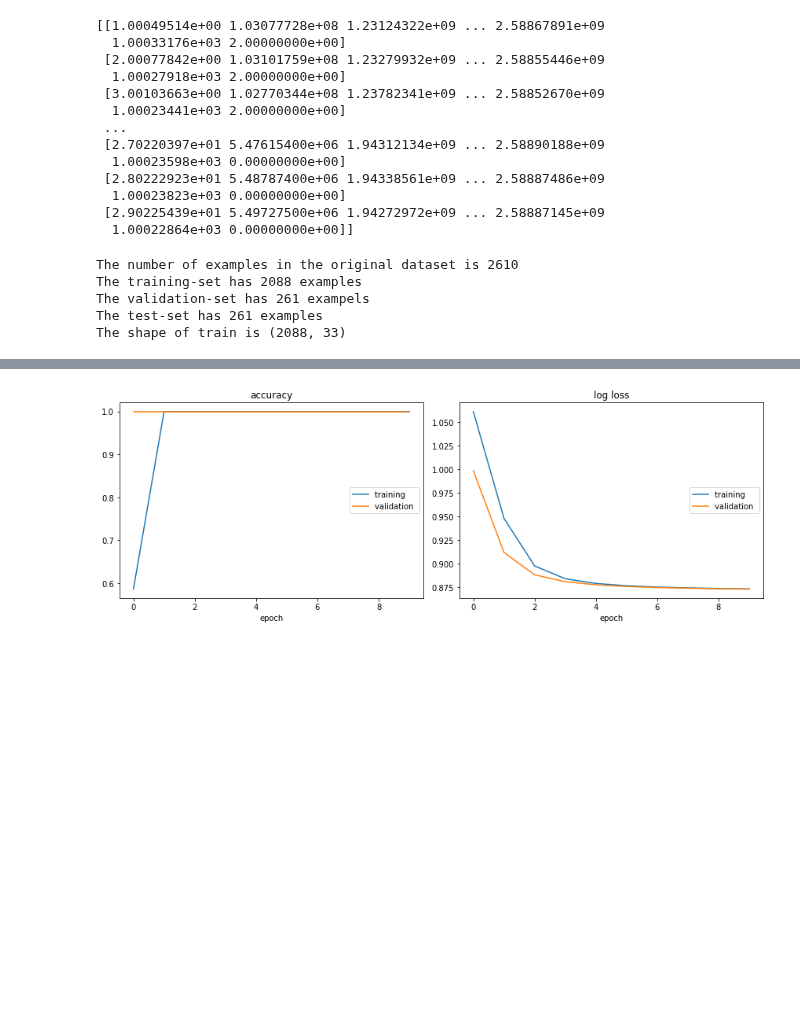
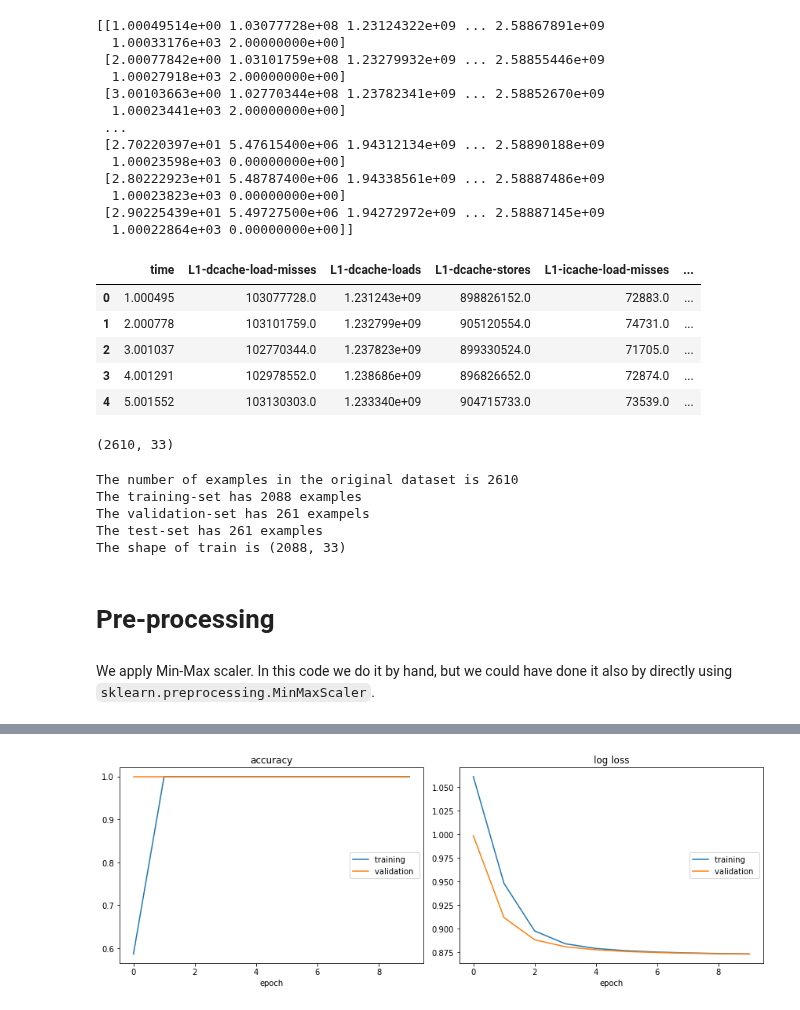
Before and after one commit to andreaaraldo/machine-learning-for-networks, a Jupyter notebook: 9x.ml_highspeed_networks/Training and testing an MLP.ipynb, the cells around one changed output, grey strips where cells are left out. Saved outputs shown, nothing was run; the diff lists cells and outputs as text; code cells hidden in the pictures; blank space fills up the shorter version.

```diff
--- a/9x.ml_highspeed_networks/Training and testing an MLP.ipynb
+++ b/9x.ml_highspeed_networks/Training and testing an MLP.ipynb
@@ -38,6 +84,19 @@ print (data)
   1.00023823e+03 0.00000000e+00]
  [2.90225439e+01 5.49727500e+06 1.94272972e+09 ... 2.58887145e+09
   1.00022864e+03 0.00000000e+00]]
+# %%
+full_df.head()
+# %% [output]
+|  | time | L1-dcache-load-misses | L1-dcache-loads | L1-dcache-stores | L1-icache-load-misses | ... |
+| 0 | 1.000495 | 103077728.0 | 1.231243e+09 | 898826152.0 | 72883.0 | ... |
+| 1 | 2.000778 | 103101759.0 | 1.232799e+09 | 905120554.0 | 74731.0 | ... |
+| 2 | 3.001037 | 102770344.0 | 1.237823e+09 | 899330524.0 | 71705.0 | ... |
+| 3 | 4.001291 | 102978552.0 | 1.238686e+09 | 896826652.0 | 72874.0 | ... |
+| 4 | 5.001552 | 103130303.0 | 1.233340e+09 | 904715733.0 | 73539.0 | ... |
+# %%
+full_df.shape
+# %% [output]
+(2610, 33)
 # %%
 def train_validation_test_splits(data, train_size, validation_size):
     assert(train_size + validation_size < 1.0)
@@ -65,4 +124,6 @@ The training-set has 2088 examples
 The validation-set has 261 exampels
 The test-set has 261 examples
 The shape of train is (2088, 33)
+# %% [markdown]
+# Pre-processing
 # %%
@@ -74,6 +136,8 @@ validation_y = validation_y.reshape(-1).astype(int)
 
 test_x, test_y = np.hsplit(test, [test.shape[1] - 1])
 test_y = test_y.reshape(-1).astype(int)
+# %% [markdown]
+We apply Min-Max scaler. In this code we do it by hand, but we could have done it also by directly using `sklearn.preprocessing.MinMaxScaler`.
 # %%
 min = train_x.min(axis=0)
 max = train_x.max(axis=0)
```
Also changed, not shown: parts of 9 cells of this notebook.
